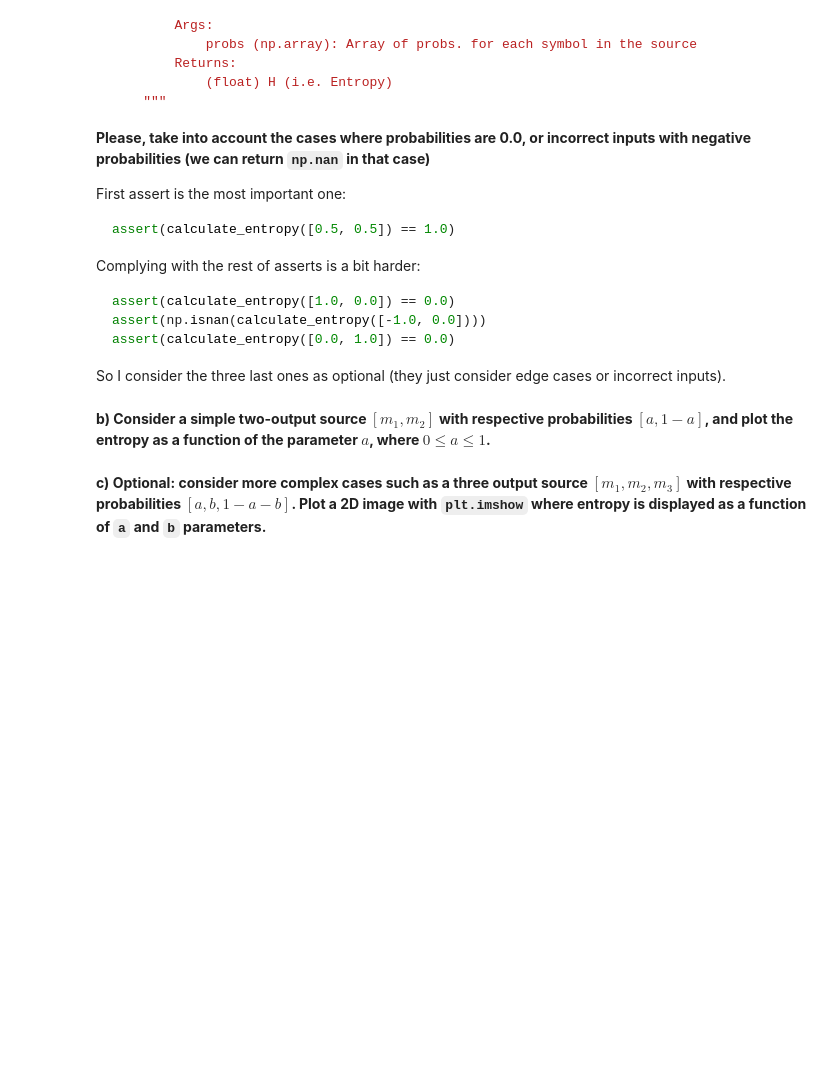
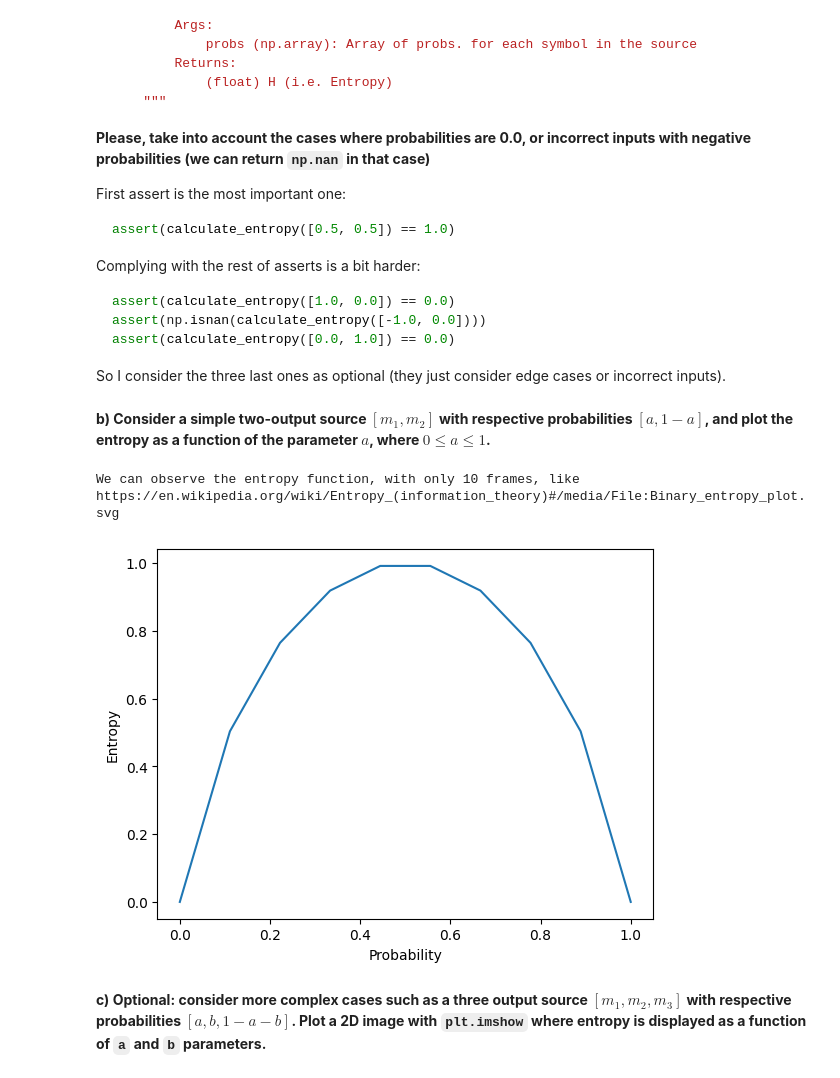
Before and after one commit to JsMarq96/Video-Labs, a Jupyter notebook: Audio/Lab1/Lab1_QuantizationAndEntropyCoding_2022.ipynb, the cells around one changed output. Cells and saved outputs as stored; diff of their text form; code cells hidden in the pictures; blank space fills up the shorter version.

````diff
--- a/Audio/Lab1/Lab1_QuantizationAndEntropyCoding_2022.ipynb
+++ b/Audio/Lab1/Lab1_QuantizationAndEntropyCoding_2022.ipynb
@@ -386,6 +437,27 @@ assert(calculate_entropy([0.0, 1.0]) == 0.0)
 ```
 
 So I consider the three last ones as optional (they just consider edge cases or incorrect inputs).
+# %%
+def calculate_entropy(probs):
+    """
+        Args:
+            probs (np.array): Array of probs. for each symbol in the source
+        Returns:
+            (float) H (i.e. Entropy)
+    """
+    probs = np.array(probs)
+    entropy = 0
+    for i in probs:
+        if i<0:
+            return np.nan #return np.nan for negative input case
+        if i == 0:
+            continue #pass de input with 0 probability
+        entropy += i*np.log2(i)
+
+    if entropy == 0:
+        return entropy #only when entropy is 0 we don't need use the negative
+
+    return -entropy
 # %%
 assert(calculate_entropy([0.5, 0.5]) == 1.0)
 assert(calculate_entropy([1.0, 0.0]) == 0.0)
@@ -393,6 +465,21 @@ assert(np.isnan(calculate_entropy([-1.0, 0.0])))
 assert(calculate_entropy([0.0, 1.0]) == 0.0)
 # %% [markdown]
 **b) Consider a simple two-output source $[m_1, m_2]$ with respective probabilities $[a, 1 - a]$, and plot the entropy as a function of the parameter $a$, where $0 ≤ a ≤ 1$.**
+# %%
+a = np.linspace(0,1, num = 10)
+entropys = np.empty(10)
+for i in range(len(a)):
+    entropys[i] = calculate_entropy([a[i],1-a[i]])
+
+plt.plot(a, entropys)
+
+plt.xlabel('Probability')
+plt.ylabel('Entropy')
+
+print("We can observe the entropy function, with only 10 frames, like https://en.wikipedia.org/wiki/Entropy_(information_theory)#/media/File:Binary_entropy_plot.svg")
+# %% [output]
+We can observe the entropy function, with only 10 frames, like https://en.wikipedia.org/wiki/Entropy_(information_theory)#/media/File:Binary_entropy_plot.svg
+[figure, added]
 # %% [markdown]
 
 **c) Optional: consider more complex cases such as a three output source $[m_1, m_2, m_3]$ with
````
Also changed, not shown: parts of 22 cells of this notebook, 1 other file.
